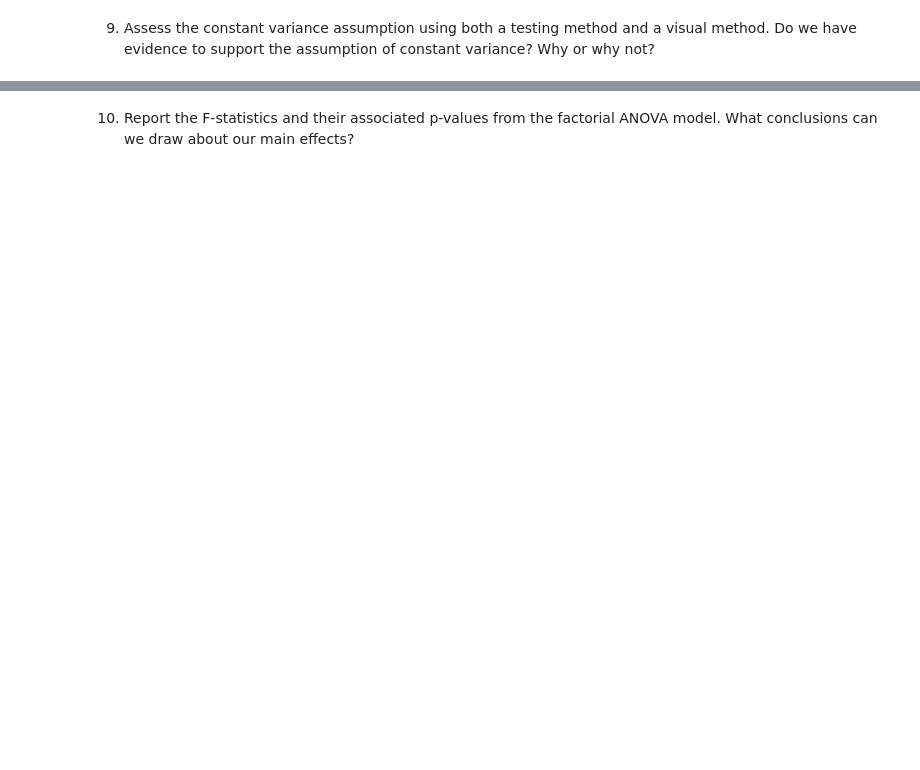
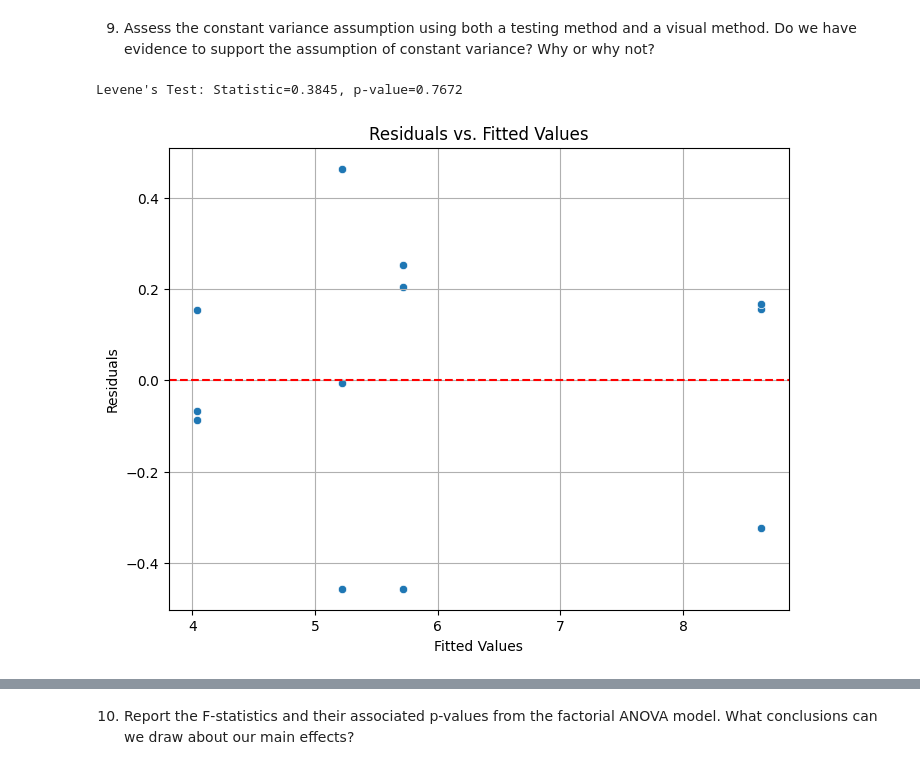
Before and after one commit to cmuriithi/STAT-7220-Applied-Experimental-Design, a Jupyter notebook: Assignments/HW3/STAT-7220-HW3.ipynb, the cells around one changed output, grey strips where cells are left out. Cells and saved outputs as stored; diff of their text form; code cells hidden in the pictures; blank space fills up the shorter version.

```diff
--- a/Assignments/HW3/STAT-7220-HW3.ipynb
+++ b/Assignments/HW3/STAT-7220-HW3.ipynb
@@ -454,3 +557,34 @@ Due to time and resource limitations, the company would rather conduct a $2^{3-1
 9.  Assess the constant variance assumption using both a testing method and a visual method. Do we have evidence to support the assumption of constant variance? Why or why not?
 # %%
 ## Question 9 Code ##
+
+import pandas as pd
+import statsmodels.api as sm
+from statsmodels.formula.api import ols
+import scipy.stats as stats
+import matplotlib.pyplot as plt
+import seaborn as sns
+
+# Refit the ANOVA model to get residuals and fitted values
+band_model = ols('Satisfaction ~ C(GPS_Accuracy) + C(Battery_Life) + C(Display)', data=band).fit()
+band['residuals'] = band_model.resid
+band['fitted_values'] = band_model.fittedvalues
+
+# Residuals vs. Fitted Values Plot
+plt.figure(figsize=(8, 6))
+sns.scatterplot(x='fitted_values', y='residuals', data=band)
+plt.axhline(0, color='red', linestyle='--')
+plt.title('Residuals vs. Fitted Values')
+plt.xlabel('Fitted Values')
+plt.ylabel('Residuals')
+plt.grid(True)
+plt.savefig('residuals_vs_fitted.png')
+
+# Levene's Test
+groups = [group['Satisfaction'].values for name, group in band.groupby('Run_ID')]
+levene_test = stats.levene(*groups)
+
+print(f"Levene's Test: Statistic={levene_test.statistic:.4f}, p-value={levene_test.pvalue:.4f}")
+# %% [output]
+Levene's Test: Statistic=0.3845, p-value=0.7672
+[figure, added]
```
Also changed, not shown: parts of 13 cells of this notebook.
